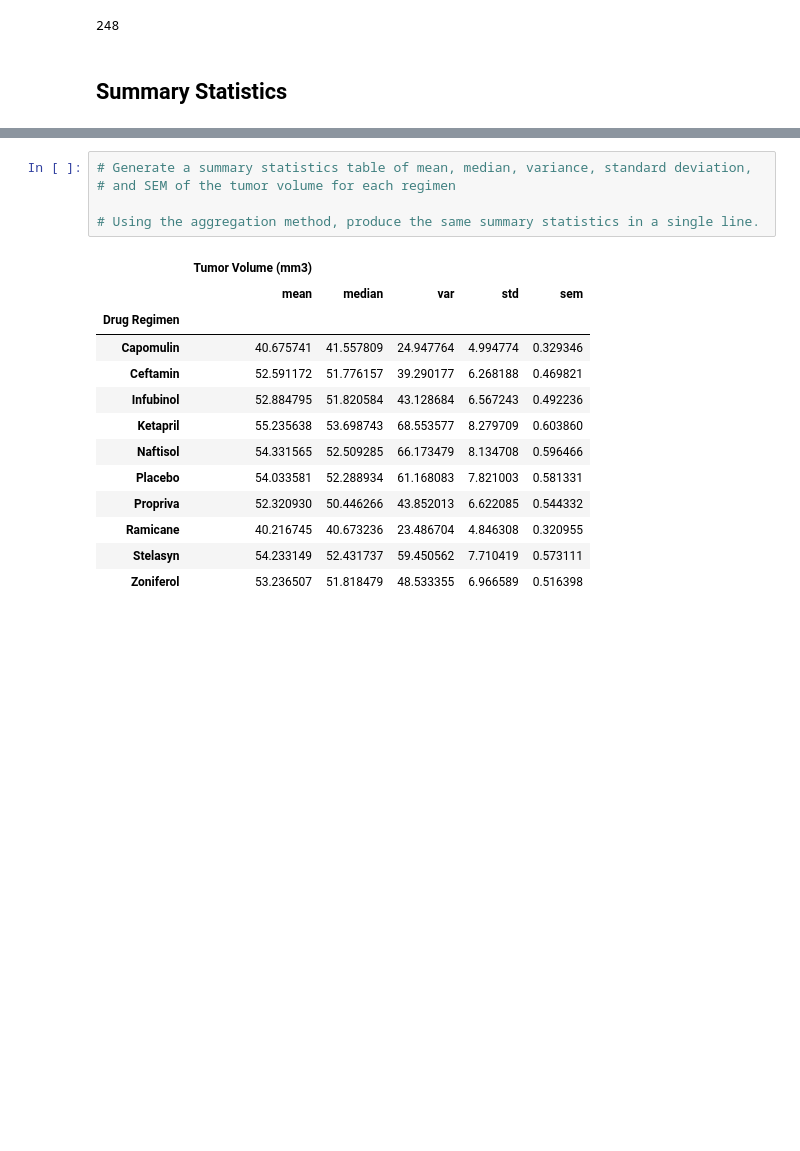
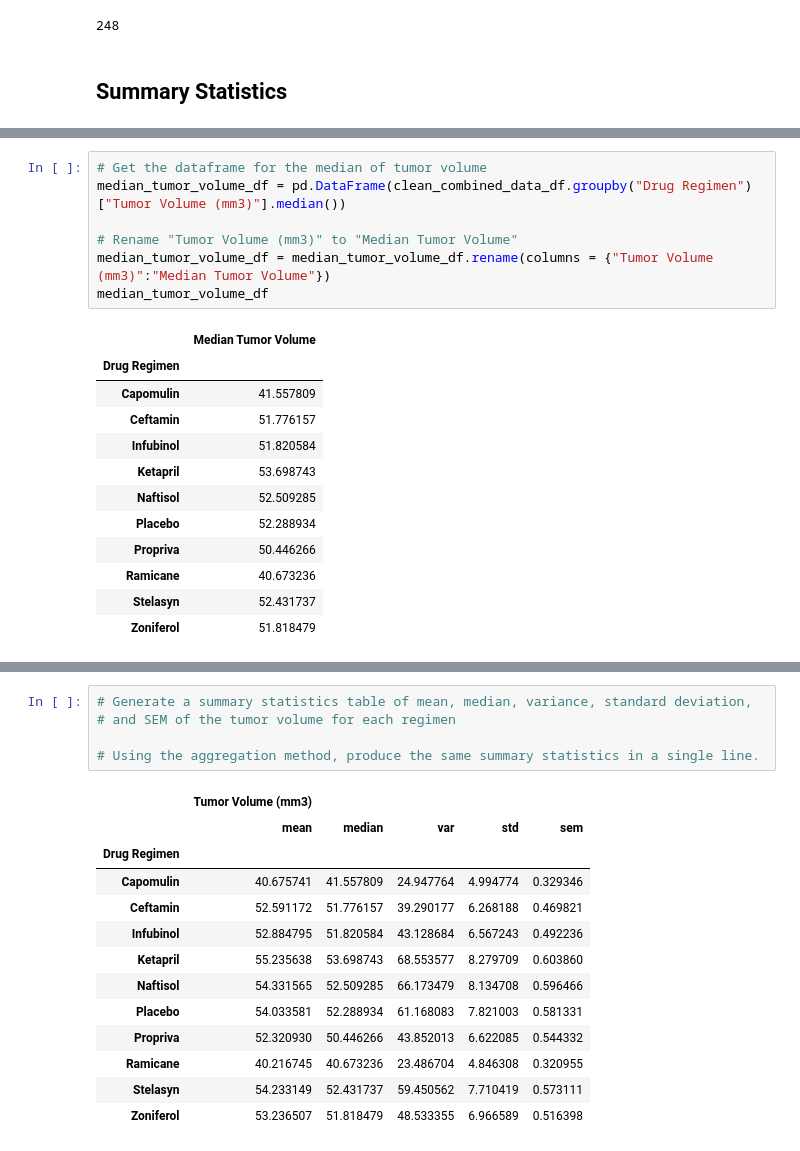
Before and after one commit to joelpangilinan/matplotlib-challenge, a Jupyter notebook: pymaceuticals_starter-Copy1.ipynb, the cells around one changed output, grey strips where cells are left out. Saved outputs shown, nothing was run; the diff lists cells and outputs as text; blank space fills up the shorter version.

```diff
--- a/pymaceuticals_starter-Copy1.ipynb
+++ b/pymaceuticals_starter-Copy1.ipynb
@@ -131,0 +157,20 @@ clean_combined_data_df["Mouse ID"].nunique()
+# %%
+# Get the dataframe for the median of tumor volume
+median_tumor_volume_df = pd.DataFrame(clean_combined_data_df.groupby("Drug Regimen")["Tumor Volume (mm3)"].median())
+
+# Rename "Tumor Volume (mm3)" to "Median Tumor Volume"
+median_tumor_volume_df = median_tumor_volume_df.rename(columns = {"Tumor Volume (mm3)":"Median Tumor Volume"})
+median_tumor_volume_df
+# %% [output]
+|  | Median Tumor Volume |
+| Drug Regimen |  |
+| Capomulin | 41.557809 |
+| Ceftamin | 51.776157 |
+| Infubinol | 51.820584 |
+| Ketapril | 53.698743 |
+| Naftisol | 52.509285 |
+| Placebo | 52.288934 |
+| Propriva | 50.446266 |
+| Ramicane | 40.673236 |
+| Stelasyn | 52.431737 |
+| Zoniferol | 51.818479 |
```
Also changed, not shown: parts of 9 cells of this notebook, 1 other file.
